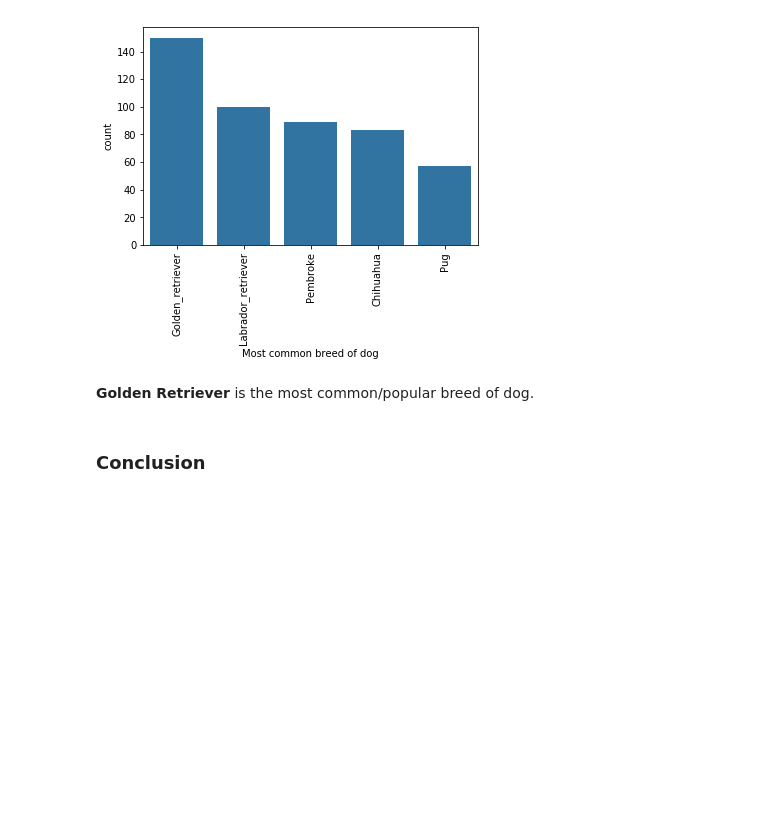
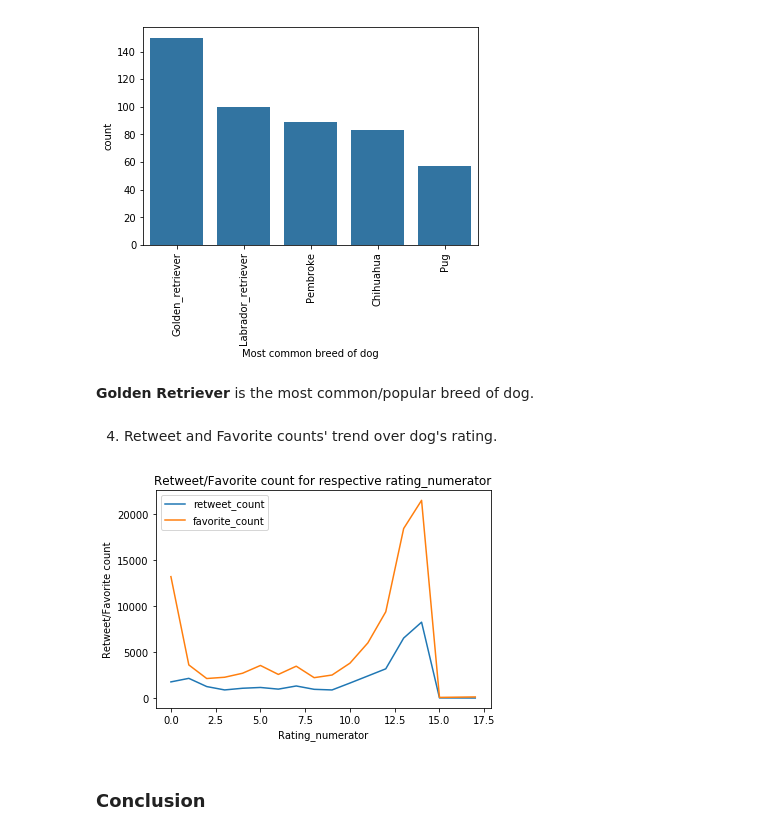
Before and after one commit to akshaybogar/WeRateDogs, a Jupyter notebook: WeRateDogs.ipynb, the cells around one changed output. Saved outputs shown, nothing was run; the diff lists cells and outputs as text; code cells hidden in the pictures; blank space fills up the shorter version.

Commit message:
Retweet/Favorite trend plotted

```diff
--- a/WeRateDogs.ipynb
+++ b/WeRateDogs.ipynb
@@ -781,6 +781,18 @@ Text(0.5,0,'Most common breed of dog')
 [figure]
 # %% [markdown]
 **Golden Retriever** is the most common/popular breed of dog.
+# %% [markdown]
+4. Retweet and Favorite counts' trend over dog's rating.
+# %%
+rat_ret = twitter_arch.groupby('rating_numerator')['retweet_count'].mean()
+rat_fav = twitter_arch.groupby('rating_numerator')['favorite_count'].mean()
+ax = rat_ret.plot(kind='line',title = 'Retweet/Favorite count for respective dogs\' ratings);
+ax = rat_fav.plot(kind='line');
+ax.set_xlabel('Rating_numerator');
+ax.set_ylabel('Retweet/Favorite count');
+ax.legend();
+# %% [output]
+[figure, added]
 # %% [markdown]
 ### Conclusion
 # %% [markdown]
```
Also changed, not shown: parts of 2 cells of this notebook.
